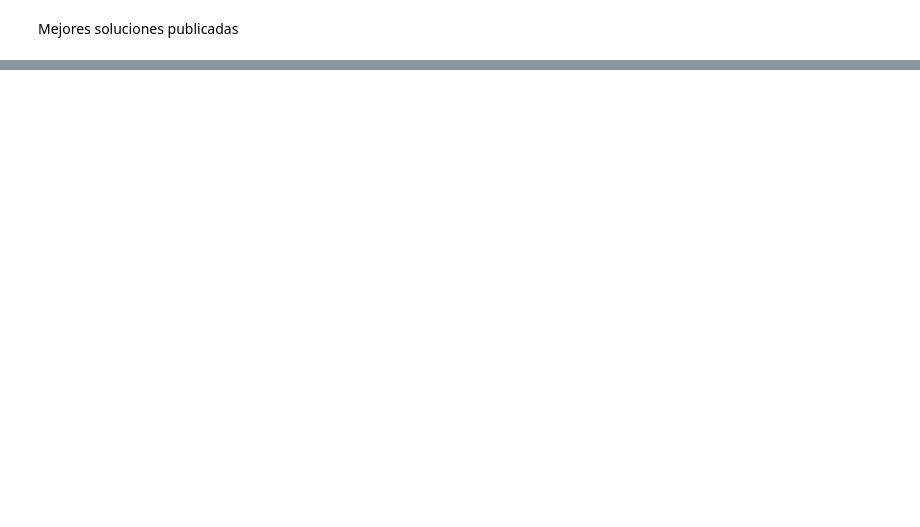
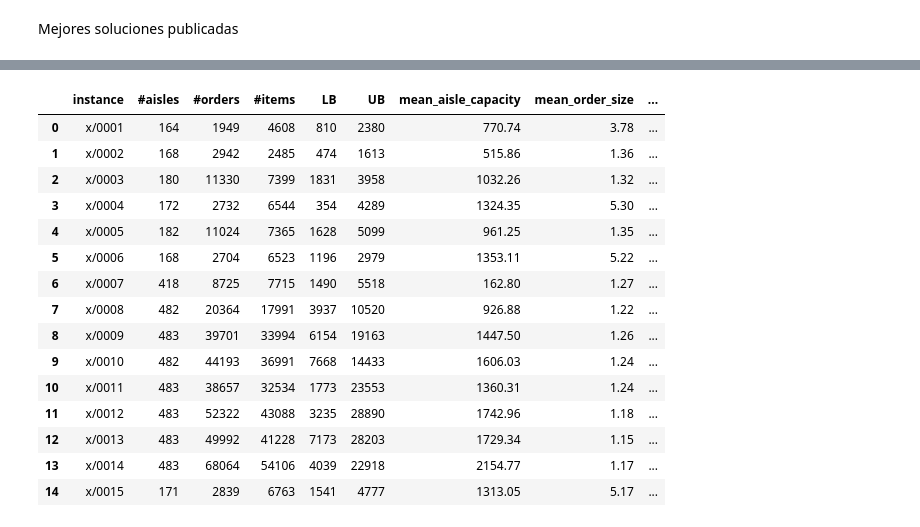
Before and after one commit to marcoZunino/AlgoritmosEvolutivos-challenge-sbpo-2025, a Jupyter notebook: experimental_results.ipynb, the cells around one changed output, grey strips where cells are left out. Cells and saved outputs as stored; diff of their text form; code cells hidden in the pictures; blank space fills up the shorter version.

```diff
--- a/experimental_results.ipynb
+++ b/experimental_results.ipynb
@@ -235,0 +104,19 @@ Result for instance x/instance_0015.txt: {'is_feasible': True, 'objective_value'
+# %%
+display_stats_table(datasets["x"].values())
+# %% [output]
+|  | instance | #aisles | #orders | #items | LB | UB | mean_aisle_capacity | mean_order_size | ... |
+| 0 | x/0001 | 164 | 1949 | 4608 | 810 | 2380 | 770.74 | 3.78 | ... |
+| 1 | x/0002 | 168 | 2942 | 2485 | 474 | 1613 | 515.86 | 1.36 | ... |
+| 2 | x/0003 | 180 | 11330 | 7399 | 1831 | 3958 | 1032.26 | 1.32 | ... |
+| 3 | x/0004 | 172 | 2732 | 6544 | 354 | 4289 | 1324.35 | 5.30 | ... |
+| 4 | x/0005 | 182 | 11024 | 7365 | 1628 | 5099 | 961.25 | 1.35 | ... |
+| 5 | x/0006 | 168 | 2704 | 6523 | 1196 | 2979 | 1353.11 | 5.22 | ... |
+| 6 | x/0007 | 418 | 8725 | 7715 | 1490 | 5518 | 162.80 | 1.27 | ... |
+| 7 | x/0008 | 482 | 20364 | 17991 | 3937 | 10520 | 926.88 | 1.22 | ... |
+| 8 | x/0009 | 483 | 39701 | 33994 | 6154 | 19163 | 1447.50 | 1.26 | ... |
+| 9 | x/0010 | 482 | 44193 | 36991 | 7668 | 14433 | 1606.03 | 1.24 | ... |
+| 10 | x/0011 | 483 | 38657 | 32534 | 1773 | 23553 | 1360.31 | 1.24 | ... |
+| 11 | x/0012 | 483 | 52322 | 43088 | 3235 | 28890 | 1742.96 | 1.18 | ... |
+| 12 | x/0013 | 483 | 49992 | 41228 | 7173 | 28203 | 1729.34 | 1.15 | ... |
+| 13 | x/0014 | 483 | 68064 | 54106 | 4039 | 22918 | 2154.77 | 1.17 | ... |
+| 14 | x/0015 | 171 | 2839 | 6763 | 1541 | 4777 | 1313.05 | 5.17 | ... |
```
Also changed, not shown: parts of 14 cells of this notebook, 5 other files.
